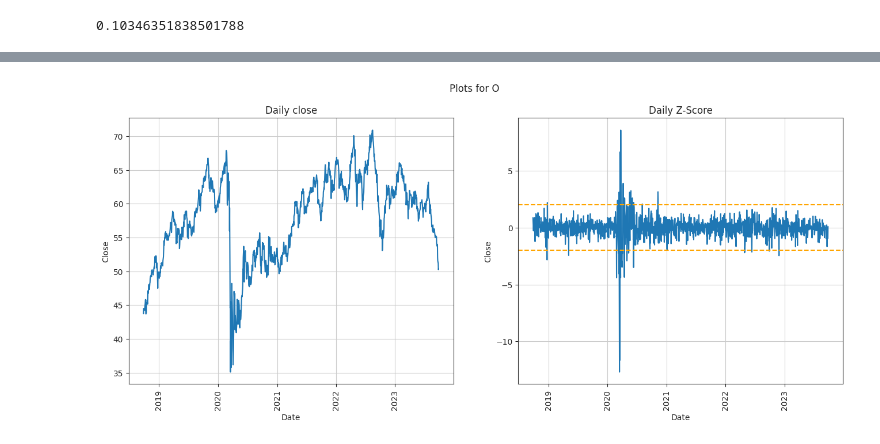
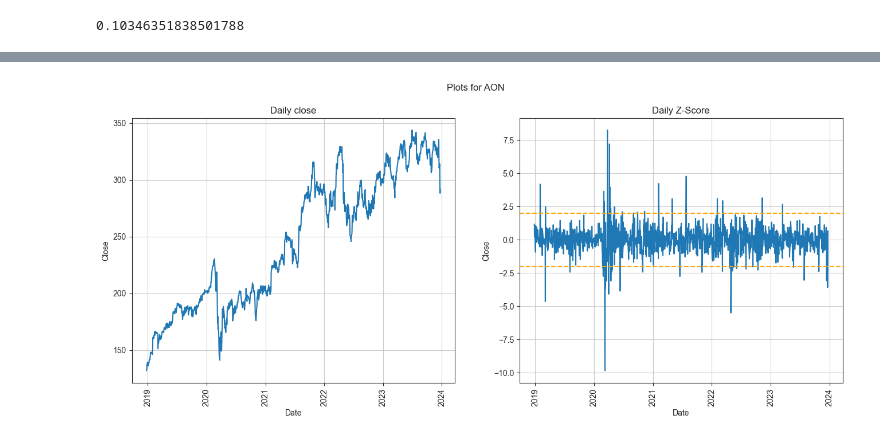
Before and after one commit to ggoni/dividend-stock-picker, a Jupyter notebook: explore.ipynb, the cells around one changed output, grey strips where cells are left out. Saved outputs shown, nothing was run; the diff lists cells and outputs as text; code cells hidden in the pictures.

```diff
--- a/explore.ipynb
+++ b/explore.ipynb
@@ -251,3 +251,3 @@ mono('USDCLP=X')
 # %%
-summary('O')
+summary('AON')
 # %% [output]
@@ -261,2 +261,2 @@ O        3.195  -0.536264
-[figure, old version]
+[figure, new version]
 # %%
```
Also changed, not shown: parts of 7 cells of this notebook, 1 other file.
